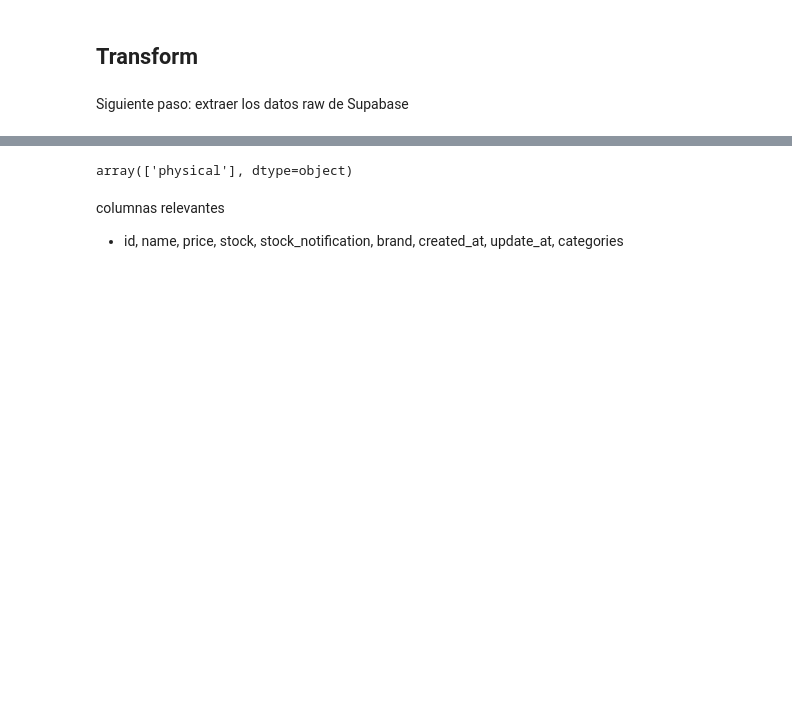
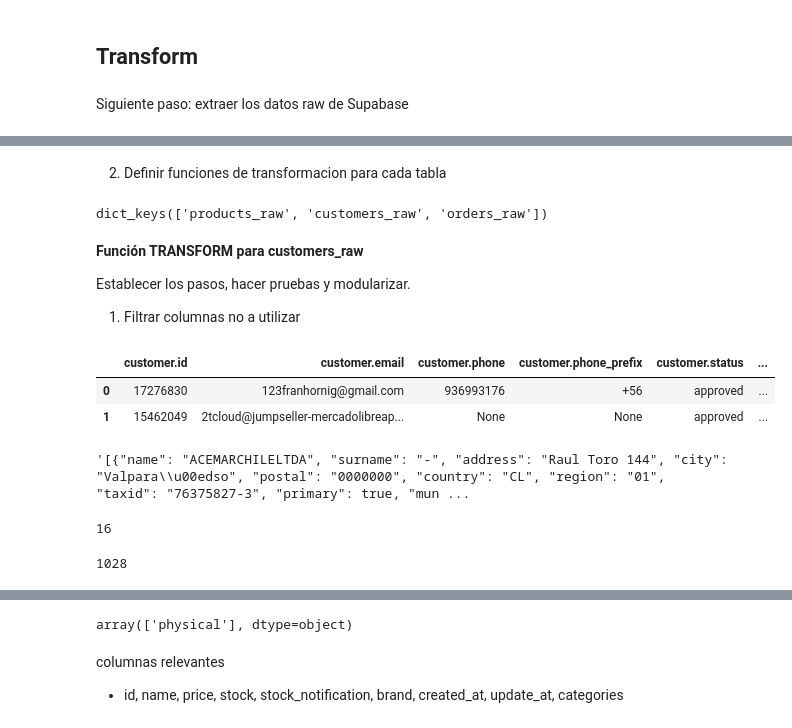
Before and after one commit to Halsey26/pipeline_perc, a Jupyter notebook: etl/pruebas_etl.ipynb, the cells around one changed output, grey strips where cells are left out. Drawn from its saved outputs; the diff is of its cells as text; code cells hidden in the pictures; blank space fills up the shorter version.

```diff
--- a/etl/pruebas_etl.ipynb
+++ b/etl/pruebas_etl.ipynb
@@ -410,0 +381,29 @@ memory usage: 289.9+ KB
+# %% [markdown]
+2. Definir funciones de transformacion para cada tabla
+# %%
+df_raw.keys()
+# %% [output]
+dict_keys(['products_raw', 'customers_raw', 'orders_raw'])
+# %% [markdown]
+**Función TRANSFORM para customers_raw** <p>
+Establecer los pasos, hacer pruebas y modularizar.
+1. Filtrar columnas no a utilizar
+# %%
+df_raw['customers_raw'].head(2)
+# %% [output]
+|  | customer.id | customer.email | customer.phone | customer.phone_prefix | customer.status | ... |
+| 0 | 17276830 | 123franhornig@gmail.com | 936993176 | +56 | approved | ... |
+| 1 | 15462049 | 2tcloud@jumpseller-mercadolibreap... | None | None | approved | ... |
+# %%
+df_raw['customers_raw']['customer.shipping_addresses'][19] # de aca podemos obtener ubicacion (city, country,municipality )
+# %% [output]
+'[{"name": "ACEMARCHILELTDA", "surname": "-", "address": "Raul Toro 144", "city": "Valpara\\u00edso", "postal": "0000000", "country": "CL", "region": "01", "taxid": "76375827-3", "primary": true, "mun ...
+# %%
+# cantidad de categorias con contenido
+len(df_raw['customers_raw'][df_raw['customers_raw']['customer.customer_categories']!='[]'])
+# %% [output]
+16
+# %%
+len(df_raw['customers_raw'][df_raw['customers_raw']['customer.shipping_addresses']=='[]' ])
+# %% [output]
+1028
```
Also changed, not shown: parts of 30 cells of this notebook.
